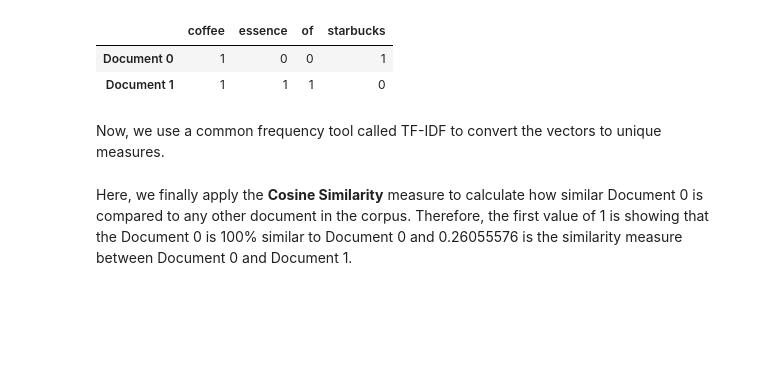
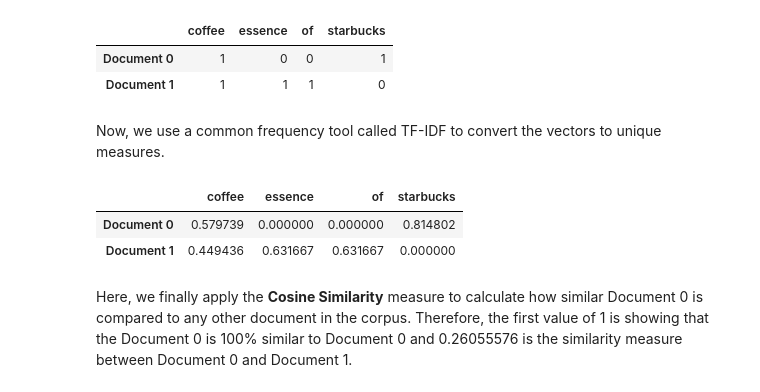
Before and after one commit to amoutafian/cosine_similarity_case_study, a Jupyter notebook: Cosine_Similarity_Case_Study.ipynb, the cells around one changed output. Cells and saved outputs as stored; diff of their text form; code cells hidden in the pictures; blank space fills up the shorter version.

```diff
--- a/Cosine_Similarity_Case_Study.ipynb
+++ b/Cosine_Similarity_Case_Study.ipynb
@@ -120,8 +120,13 @@ Now, we use a common frequency tool called TF-IDF to convert the vectors to uniq
 # %%
 from sklearn.feature_extraction.text import TfidfVectorizer
 vectorizer = TfidfVectorizer()
 trsfm=vectorizer.fit_transform(corpus)
-pd.DataFrame(trsfm.toarray(),columns=vectorizer.get_feature_names(),index=['Document 0','Document 1'])
+feature_names = vectorizer.get_feature_names_out()
+pd.DataFrame(trsfm.toarray(),columns=feature_names,index=['Document 0','Document 1'])
+# %% [output]
+|  | coffee | essence | of | starbucks |
+| Document 0 | 0.579739 | 0.000000 | 0.000000 | 0.814802 |
+| Document 1 | 0.449436 | 0.631667 | 0.631667 | 0.000000 |
 # %% [markdown]
 Here, we finally apply the __Cosine Similarity__ measure to calculate how similar Document 0 is compared to any other document in the corpus. Therefore, the first value of 1 is showing that the Document 0 is 100% similar to Document 0 and 0.26055576 is the similarity measure between Document 0 and Document 1.
 # %%
```
